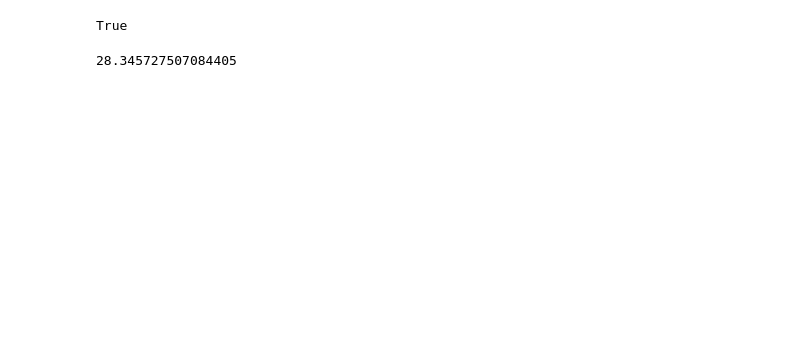
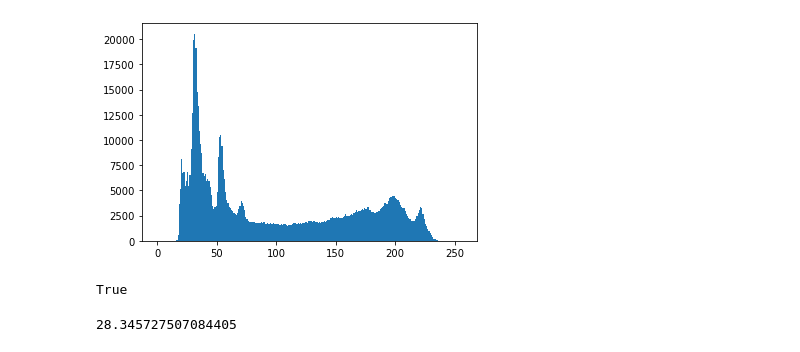
Before and after one commit to DaryllRicalde/Image-Enhancement-Research, a Jupyter notebook: test.ipynb, the cells around one changed output. Cells and saved outputs as stored; diff of their text form; code cells hidden in the pictures; blank space fills up the shorter version.

Commit message:
imageHistogram func

```diff
--- a/test.ipynb
+++ b/test.ipynb
@@ -5,6 +5,14 @@ import math
 from matplotlib import pyplot as plt
 from matplotlib import *
 import sys
+# %%
+def imageHistogram(referenceImage):
+    img = cv.imread(referenceImage,0)
+    plt.hist(img.ravel(),256,[0,256]); plt.show()
+# %%
+imageHistogram('images/hand.jpg')
+# %% [output]
+[figure, added]
 # %%
 img = cv.imread("images/bwdog.jpg",0)
 if img is None:
```
Also changed, not shown: 1 other file.
